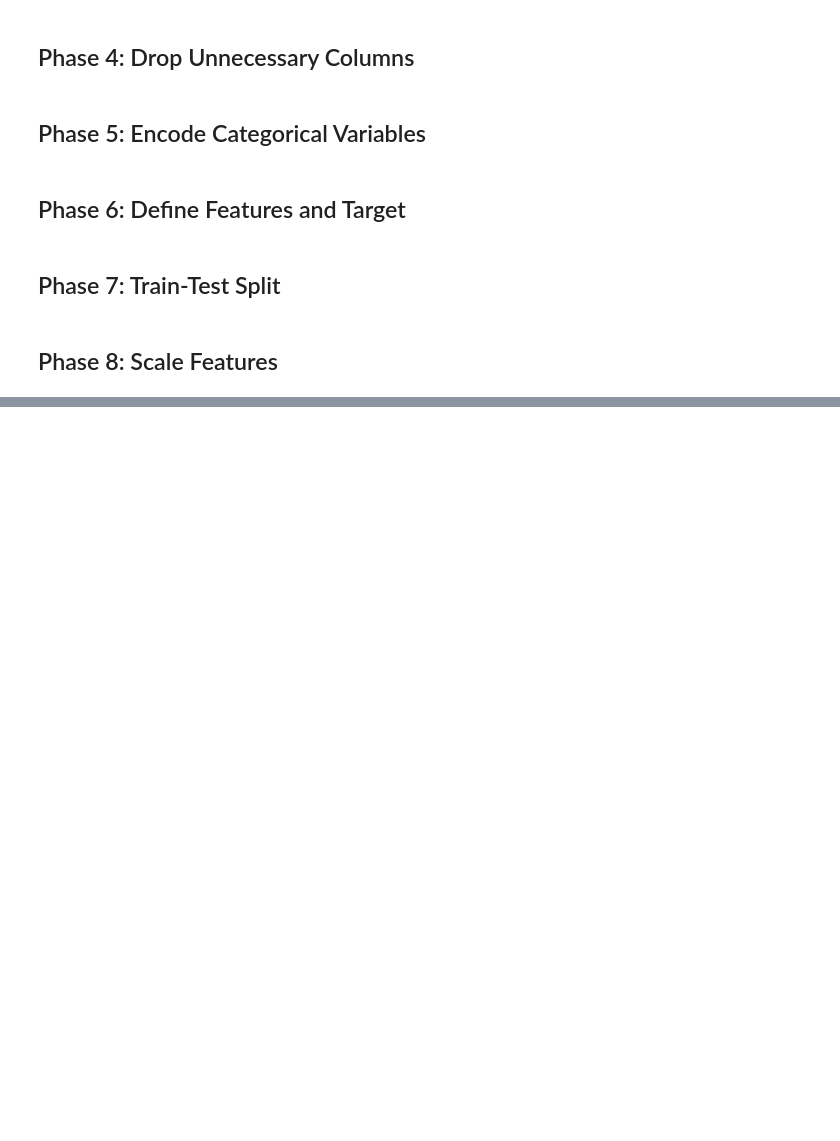
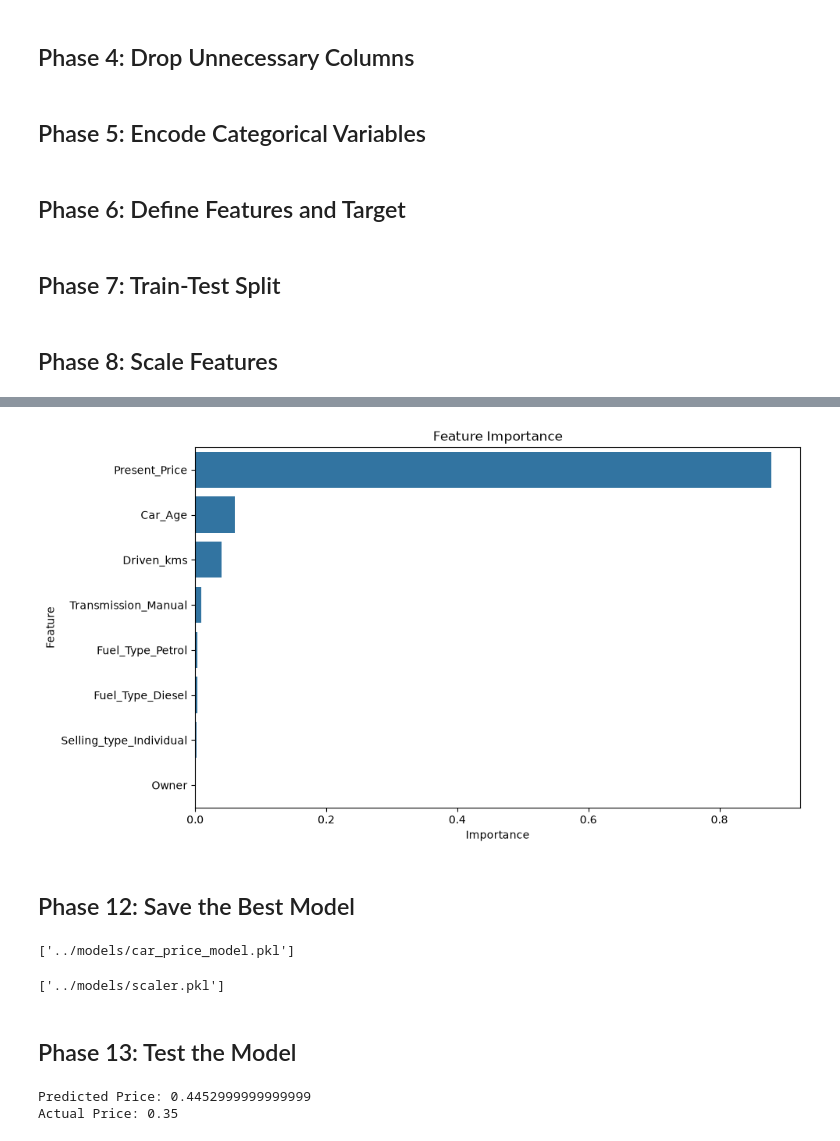
Before and after one commit to shanzaashraf003/CodeAlpha_Car_Price_Prediction_ML, a Jupyter notebook: notebooks/02_Model_Training.ipynb, the cells around one changed output, grey strips where cells are left out. Saved outputs shown, nothing was run; the diff lists cells and outputs as text; code cells hidden in the pictures; blank space fills up the shorter version.

```diff
--- a/notebooks/02_Model_Training.ipynb
+++ b/notebooks/02_Model_Training.ipynb
@@ -77,0 +84,4 @@ X_test_scaled = scaler.transform(X_test)
+# %%
+linear_model = LinearRegression()
+
+linear_model.fit(X_train_scaled, y_train)
@@ -77,0 +112,6 @@ X_test_scaled = scaler.transform(X_test)
+# %%
+decision_tree = DecisionTreeRegressor(
+    random_state=42
+)
+
+decision_tree.fit(X_train, y_train)
@@ -77,0 +142,7 @@ X_test_scaled = scaler.transform(X_test)
+# %%
+random_forest = RandomForestRegressor(
+    n_estimators=100,
+    random_state=42
+)
+
+random_forest.fit(X_train, y_train)
@@ -77,0 +208,12 @@ X_test_scaled = scaler.transform(X_test)
+# %%
+feature_importance = pd.DataFrame({
+    "Feature": X.columns,
+    "Importance": random_forest.feature_importances_
+})
+
+feature_importance = feature_importance.sort_values(
+    by="Importance",
+    ascending=False
+)
+
+feature_importance
@@ -77,0 +230,36 @@ X_test_scaled = scaler.transform(X_test)
+# %%
+plt.figure(figsize=(10,6))
+
+sns.barplot(
+    data=feature_importance,
+    x="Importance",
+    y="Feature"
+)
+
+plt.title("Feature Importance")
+
+plt.show()
+# %% [output]
+[figure, added]
+# %% [markdown]
+## Phase 12: Save the Best Model
+# %%
+joblib.dump(random_forest, "../models/car_price_model.pkl")
+# %% [output]
+['../models/car_price_model.pkl']
+# %%
+joblib.dump(scaler, "../models/scaler.pkl")
+# %% [output]
+['../models/scaler.pkl']
+# %% [markdown]
+## Phase 13: Test the Model
+# %%
+sample = X_test.iloc[[0]]
+
+prediction = random_forest.predict(sample)
+
+print("Predicted Price:", prediction[0])
+print("Actual Price:", y_test.iloc[0])
+# %% [output]
+Predicted Price: 0.4452999999999999
+Actual Price: 0.35
```
Also changed, not shown: parts of 22 cells of this notebook, 1 other file.
